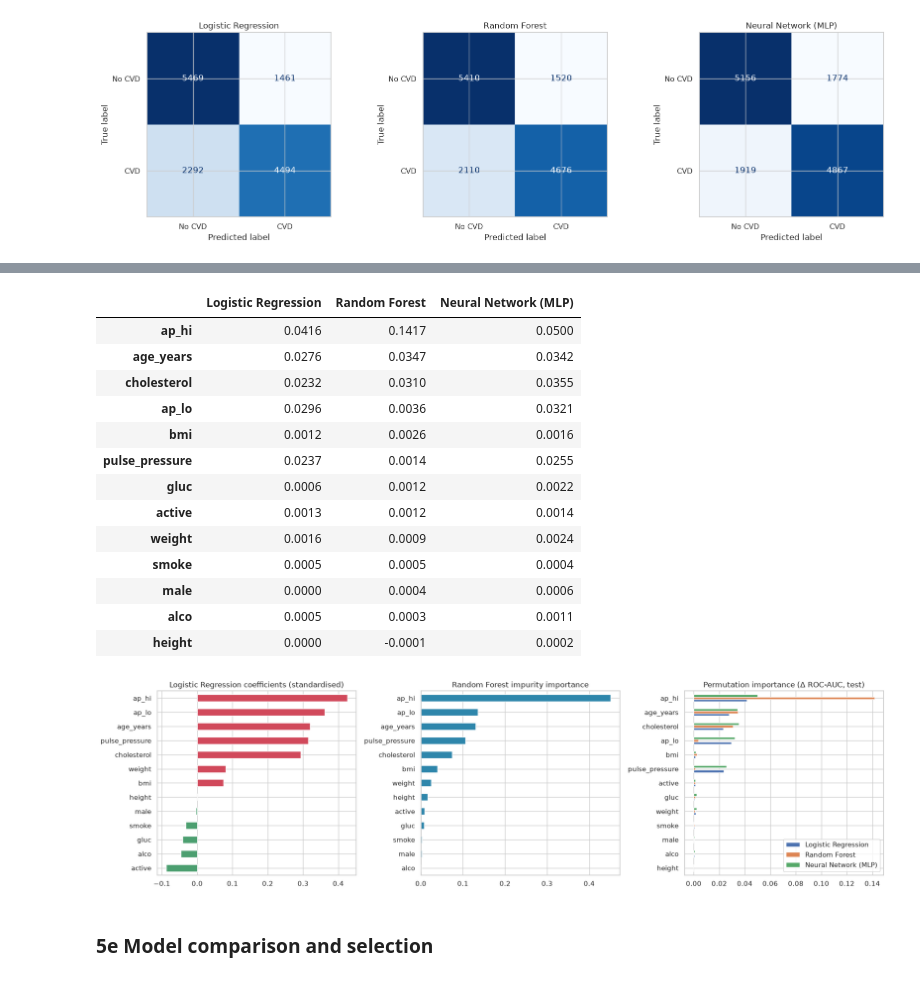
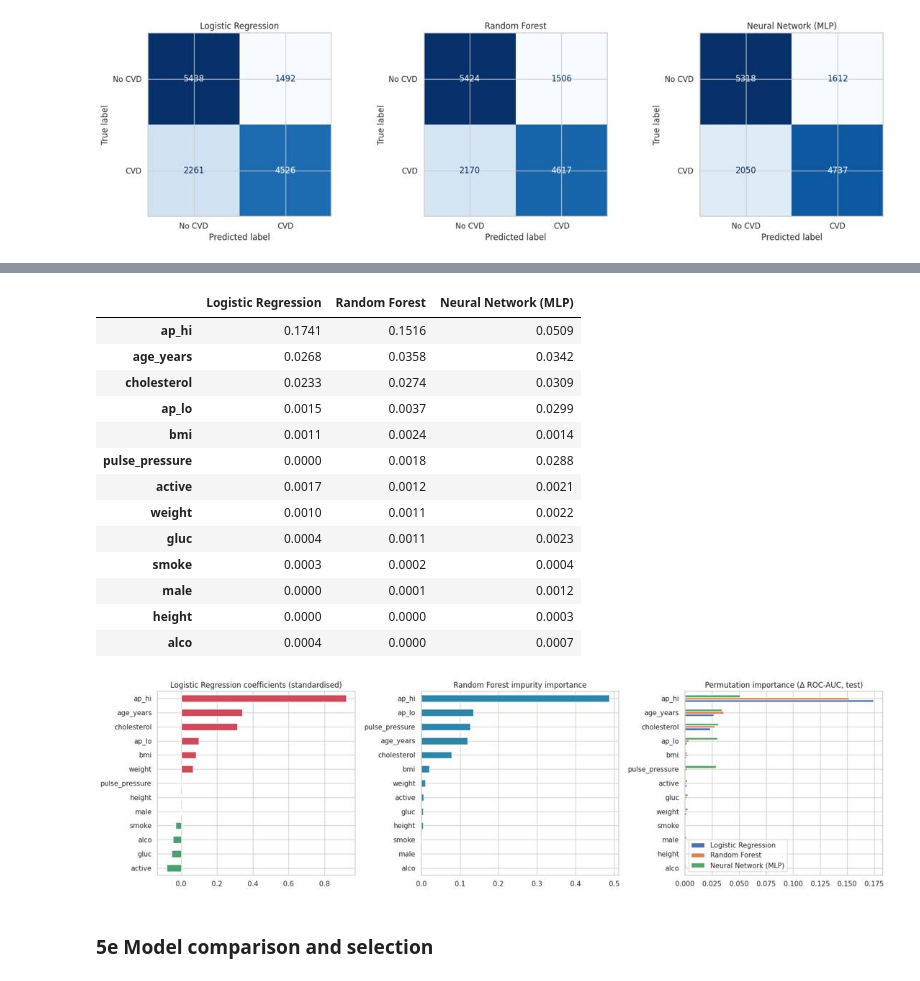
Before and after one commit to sunil-9/data-warehouse, a Jupyter notebook: NIT6160_Cardio_Project.ipynb, the cells around one changed output, grey strips where cells are left out. Cells and saved outputs as stored; diff of their text form; code cells hidden in the pictures.

Commit message:
Consolidate assignment notebook and strengthen evaluation and report

```diff
--- a/NIT6160_Cardio_Project.ipynb
+++ b/NIT6160_Cardio_Project.ipynb
@@ -135,7 +129,19 @@ def save(name):
 
 def load_data(path=None):
     """Load the semicolon-separated file and validate schema, target and ids before any analysis."""
-    df = pd.read_csv(path or ROOT / DATA_FILE, sep=";")
+    source = Path(path) if path else ROOT / DATA_FILE
+    if source.exists():
+        raw = source.read_bytes()
+    else:
+        # Public, immutable snapshot of the cited Kaggle file. No credentials needed.
+        try:
+            with urlopen(DATA_URL, timeout=60) as response:
+                raw = response.read()
+        except Exception as exc:
+            raise RuntimeError("Data download failed. Connect to the internet or place the cited cardio_train.csv beside this notebook.") from exc
+    if hashlib.sha256(raw).hexdigest() != DATA_SHA256:
+        raise ValueError("Dataset differs from the reviewed file; audit it before using these results")
+    df = pd.read_csv(io.BytesIO(raw), sep=";")
     expected = {"id", TARGET, *RAW_FEATURES}
     if set(df.columns) != expected:
         raise ValueError(f"Unexpected schema: {sorted(df.columns)}")
@@ -145,7 +151,7 @@ def load_data(path=None):
     if df[TARGET].isna().any() or not set(df[TARGET].unique()) <= {0, 1}:
         raise ValueError("Target must contain only 0 and 1")
     if df["id"].duplicated().any():
-        raise ValueError("Duplicate patient ids found")
+        raise ValueError("Duplicate record identifiers found")
     return df
 
 
@@ -185,13 +191,15 @@ def clean(df):
     log["invalid category codes removed"] = int(bad_code.sum())
     out = out[~flags.any(axis=1)].copy()
 
-    # Identical predictor profiles share a group id so they never fall in both train and test
-    out["profile_id"] = pd.util.hash_pandas_object(out[RAW_FEATURES], index=False).values
     out["age_years"] = (out.age / 365.25).round(1)
     out["bmi"] = (out.weight / (out.height / 100) ** 2).round(2)
     out["pulse_pressure"] = out.ap_hi - out.ap_lo
     out["male"] = (out.gender == 2).astype(int)
     out = out.drop(columns=["age", "gender"]).reset_index(drop=True)
+    # Group the actual model inputs AFTER rounding/engineering. Raw-profile groups
+    # are insufficient: rounding age makes additional distinct raw rows identical.
+    model_columns = [c for c in out.columns if c != TARGET]
+    out["profile_id"] = pd.util.hash_pandas_object(out[model_columns], index=False).values
 
     # Post-conditions: the rules really hold on the output
     for col, (lo, hi) in LIMITS.items():
@@ -585,23 +597,27 @@ searches = {
     "Logistic Regression": GridSearchCV(
         Pipeline([("scaler", StandardScaler()), ("clf", LogisticRegression(max_iter=2000, random_state=SEED))]),
         {"clf__C": [0.001, 0.01, 0.1, 1, 10], "clf__penalty": ["l1", "l2"], "clf__solver": ["liblinear"]},
-        cv=cv, scoring="roc_auc", n_jobs=-1),
+        cv=cv, scoring="roc_auc", n_jobs=N_JOBS),
     "Random Forest": RandomizedSearchCV(
-        RandomForestClassifier(random_state=SEED, n_jobs=-1),
-        {"n_estimators": [200, 300, 500], "max_depth": [6, 8, 10, 12, None], "min_samples_leaf": [10, 20, 50, 100],
+        RandomForestClassifier(random_state=SEED, n_jobs=1),
+        {"n_estimators": [150, 300], "max_depth": [6, 8, 10, 12, None], "min_samples_leaf": [10, 20, 50, 100],
          "max_features": ["sqrt", 0.5]},
-        n_iter=12, cv=cv, scoring="roc_auc", n_jobs=2, random_state=SEED),
+        n_iter=4, cv=cv, scoring="roc_auc", n_jobs=2, random_state=SEED),
     "Neural Network (MLP)": RandomizedSearchCV(
-        Pipeline([("scaler", StandardScaler()), ("clf", MLPClassifier(max_iter=300, early_stopping=True, random_state=SEED))]),
+        Pipeline([("scaler", StandardScaler()), ("clf", MLPClassifier(max_iter=300, early_stopping=False, random_state=SEED))]),
         {"clf__hidden_layer_sizes": [(32,), (64,), (64, 32), (128, 64)], "clf__alpha": [1e-4, 1e-3, 1e-2, 1e-1],
          "clf__learning_rate_init": [1e-3, 3e-3]},
-        n_iter=10, cv=cv, scoring="roc_auc", n_jobs=-1, random_state=SEED),
+        n_iter=4, cv=cv, scoring="roc_auc", n_jobs=N_JOBS, random_state=SEED),
 }
-best, best_params = {}, {}
+best, best_params, selection_scores = {}, {}, {}
 for name, s in searches.items():
     s.fit(X_train, y_train, groups=g_train)
     best[name], best_params[name] = s.best_estimator_, s.best_params_
+    selection_scores[name] = float(s.best_score_)
     print(f"{name}: best CV ROC-AUC = {s.best_score_:.4f}\n   best params = {s.best_params_}")
 
+selected_name = max(selection_scores, key=selection_scores.get)
+print("Selected using training CV only:", selected_name)
+
 dummy = DummyClassifier(strategy="prior").fit(X_train, y_train)
 # %% [output]
@@ -616,7 +634,7 @@ Neural Network (MLP): best CV ROC-AUC = 0.8005
 # %%
 cv_scores = {}
 for name, m in best.items():
-    r = cross_validate(m, X_train, y_train, groups=g_train, cv=cv, n_jobs=-1,
+    r = cross_validate(m, X_train, y_train, groups=g_train, cv=cv, n_jobs=N_JOBS,
                        scoring=["accuracy", "precision", "recall", "f1", "roc_auc"])
     cv_scores[name] = {k.replace("test_", ""): (v.mean(), v.std()) for k, v in r.items() if k.startswith("test_")}
 pd.DataFrame({n: {k: f"{m:.4f} ± {s:.4f}" for k, (m, s) in d.items()} for n, d in cv_scores.items()}).T
@@ -693,7 +712,7 @@ lr = best["Logistic Regression"].named_steps["clf"]
 lr_coef = pd.DataFrame({"coef (standardised)": lr.coef_[0], "odds ratio per 1 SD": np.exp(lr.coef_[0])}, index=FEATURES)
 lr_coef = lr_coef.reindex(lr_coef["coef (standardised)"].abs().sort_values(ascending=False).index).round(3)
 rf_imp = pd.Series(best["Random Forest"].feature_importances_, index=FEATURES).sort_values(ascending=False)
-perm = {name: permutation_importance(m, X_test, y_test, scoring="roc_auc", n_repeats=5, random_state=SEED, n_jobs=-1).importances_mean
+perm = {name: permutation_importance(m, X_test, y_test, scoring="roc_auc", n_repeats=5, random_state=SEED, n_jobs=N_JOBS).importances_mean
         for name, m in best.items()}
 perm_df = pd.DataFrame(perm, index=FEATURES).sort_values("Random Forest", ascending=False).round(4)
 display(lr_coef); display(perm_df)
@@ -723,17 +742,17 @@ save("11_feature_importance")
 |  | Logistic Regression | Random Forest | Neural Network (MLP) |
-| ap_hi | 0.0416 | 0.1417 | 0.0500 |
-| age_years | 0.0276 | 0.0347 | 0.0342 |
-| cholesterol | 0.0232 | 0.0310 | 0.0355 |
-| ap_lo | 0.0296 | 0.0036 | 0.0321 |
-| bmi | 0.0012 | 0.0026 | 0.0016 |
-| pulse_pressure | 0.0237 | 0.0014 | 0.0255 |
-| gluc | 0.0006 | 0.0012 | 0.0022 |
-| active | 0.0013 | 0.0012 | 0.0014 |
-| weight | 0.0016 | 0.0009 | 0.0024 |
-| smoke | 0.0005 | 0.0005 | 0.0004 |
-| male | 0.0000 | 0.0004 | 0.0006 |
-| alco | 0.0005 | 0.0003 | 0.0011 |
-| height | 0.0000 | -0.0001 | 0.0002 |
+| ap_hi | 0.1741 | 0.1516 | 0.0509 |
+| age_years | 0.0268 | 0.0358 | 0.0342 |
+| cholesterol | 0.0233 | 0.0274 | 0.0309 |
+| ap_lo | 0.0015 | 0.0037 | 0.0299 |
+| bmi | 0.0011 | 0.0024 | 0.0014 |
+| pulse_pressure | 0.0000 | 0.0018 | 0.0288 |
+| active | 0.0017 | 0.0012 | 0.0021 |
+| weight | 0.0010 | 0.0011 | 0.0022 |
+| gluc | 0.0004 | 0.0011 | 0.0023 |
+| smoke | 0.0003 | 0.0002 | 0.0004 |
+| male | 0.0000 | 0.0001 | 0.0012 |
+| height | 0.0000 | 0.0000 | 0.0003 |
+| alco | 0.0004 | 0.0000 | 0.0007 |
-[figure, old version]
+[figure, new version]
 # %% [markdown]
 ### 5e Model comparison and selection
```
Also changed, not shown: parts of 33 cells of this notebook, 26 other files.
